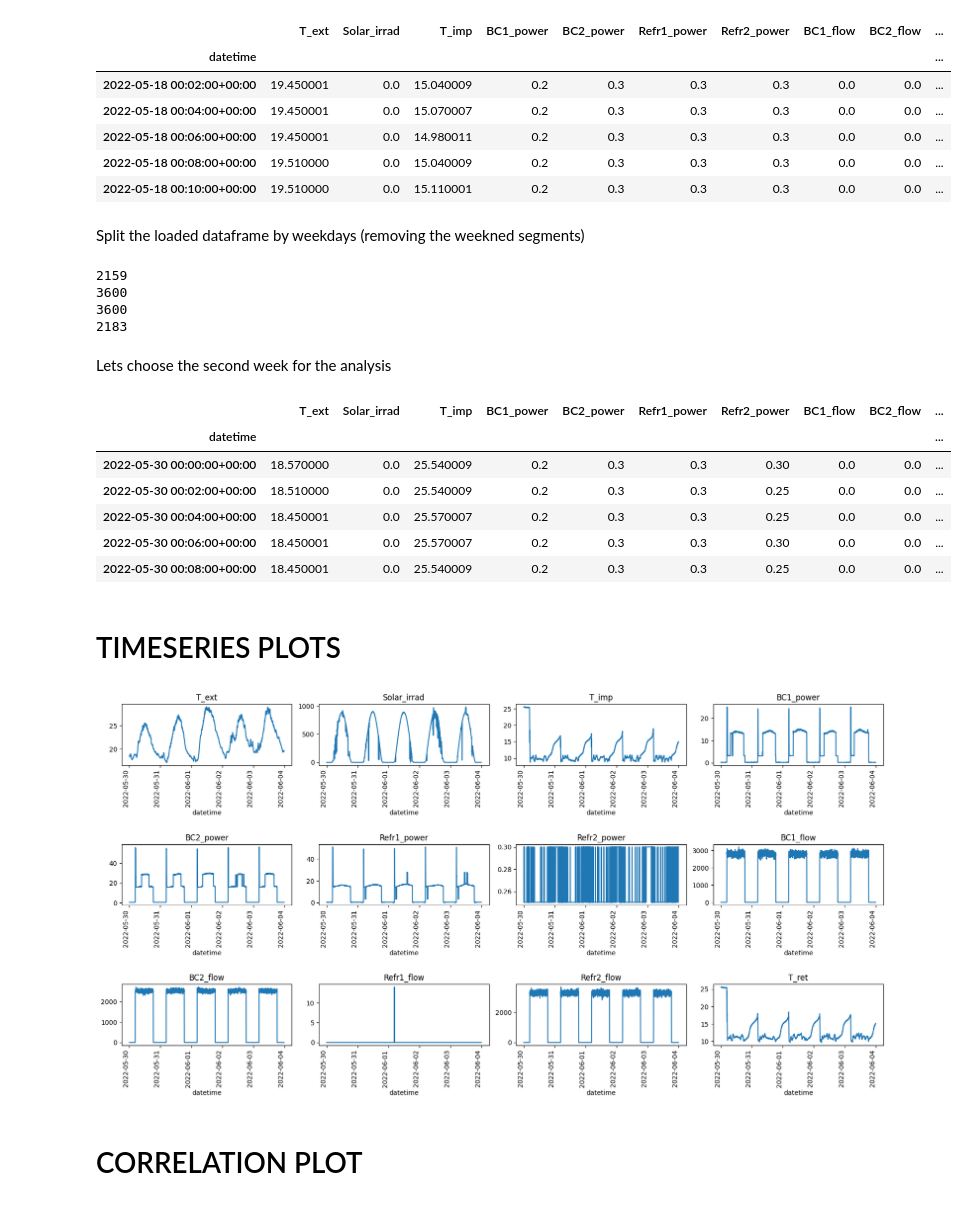
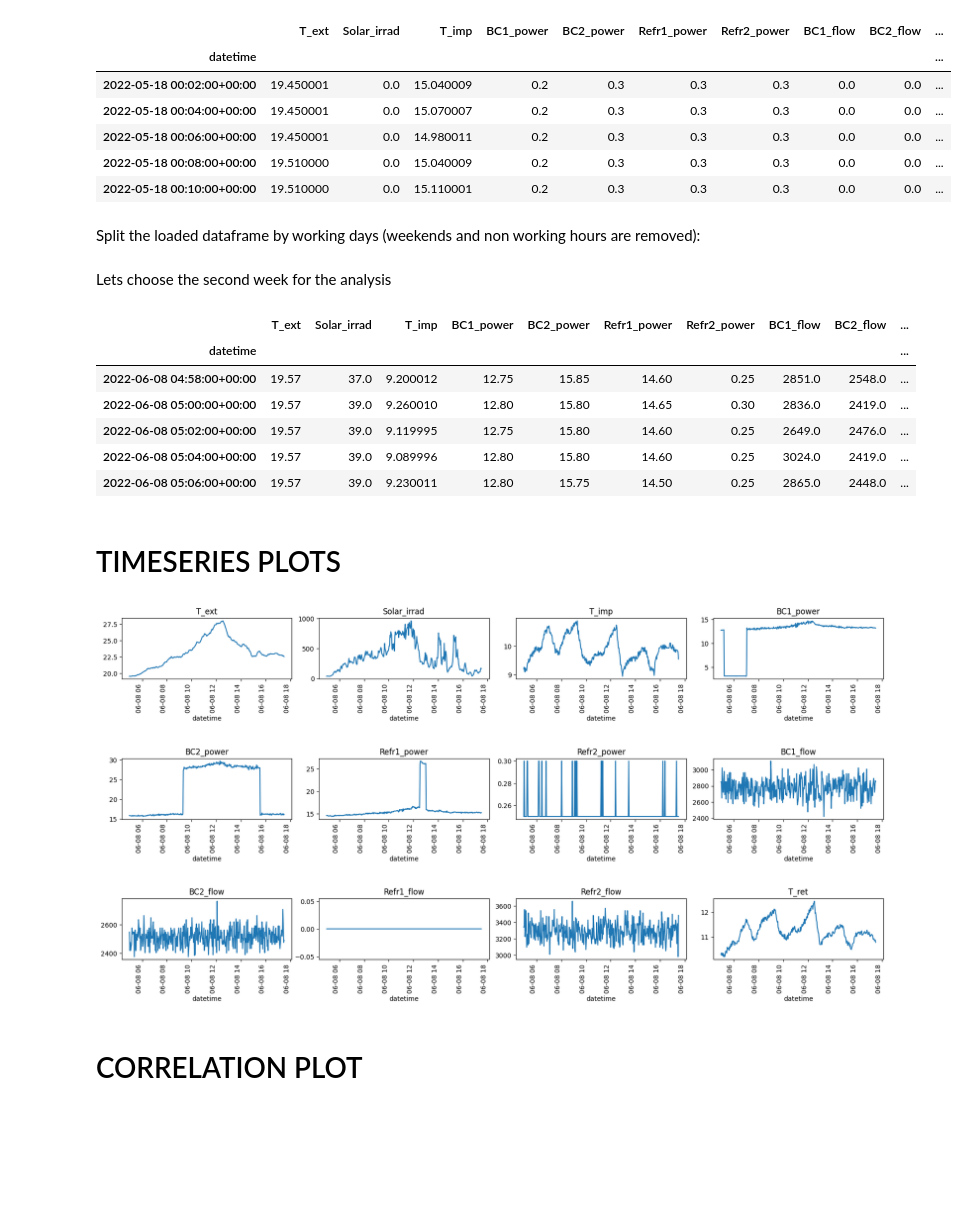
Before and after one commit to opticsensors/HVAC-predictive-control, a Jupyter notebook: notebooks/9.0-decision-plots-gaia-data.ipynb, the cells around one changed output. Drawn from its saved outputs; the diff is of its cells as text; code cells hidden in the pictures; blank space fills up the shorter version.

```diff
--- a/notebooks/9.0-decision-plots-gaia-data.ipynb
+++ b/notebooks/9.0-decision-plots-gaia-data.ipynb
@@ -59,30 +59,24 @@ df_index.head()
 | 2022-05-18 00:06:00+00:00 | 19.450001 | 0.0 | 14.980011 | 0.2 | 0.3 | 0.3 | 0.3 | 0.0 | 0.0 | ... |
 | 2022-05-18 00:08:00+00:00 | 19.510000 | 0.0 | 15.040009 | 0.2 | 0.3 | 0.3 | 0.3 | 0.0 | 0.0 | ... |
 | 2022-05-18 00:10:00+00:00 | 19.510000 | 0.0 | 15.110001 | 0.2 | 0.3 | 0.3 | 0.3 | 0.0 | 0.0 | ... |
-# %% [markdown]
-Split the loaded dataframe by weekdays (removing the weekned segments)
-# %%
-dfs_weekdays = remove_weekends(df_index)
-for df_week in dfs_weekdays:
-    print(len(df_week))
-# %% [output]
-2159
-3600
-3600
-2183
+# %% [markdown]
+Split the loaded dataframe by  working days (weekends and non working hours are removed):
+# %%
+df_index = remove_specific_day(df_index, '2022-05-25')
+dfs_day_working_hours = remove_non_working_hours(df_index, strating_hour='04:58', ending_hour='17:30')
 # %% [markdown]
 Lets choose the second week for the analysis
 # %%
-df_index = dfs_weekdays[2]
+df_index = dfs_day_working_hours[-1]
 df_index.head()
 # %% [output]
 |  | T_ext | Solar_irrad | T_imp | BC1_power | BC2_power | Refr1_power | Refr2_power | BC1_flow | BC2_flow | ... |
 | datetime |  |  |  |  |  |  |  |  |  | ... |
-| 2022-05-30 00:00:00+00:00 | 18.570000 | 0.0 | 25.540009 | 0.2 | 0.3 | 0.3 | 0.30 | 0.0 | 0.0 | ... |
-| 2022-05-30 00:02:00+00:00 | 18.510000 | 0.0 | 25.540009 | 0.2 | 0.3 | 0.3 | 0.25 | 0.0 | 0.0 | ... |
-| 2022-05-30 00:04:00+00:00 | 18.450001 | 0.0 | 25.570007 | 0.2 | 0.3 | 0.3 | 0.25 | 0.0 | 0.0 | ... |
-| 2022-05-30 00:06:00+00:00 | 18.450001 | 0.0 | 25.570007 | 0.2 | 0.3 | 0.3 | 0.30 | 0.0 | 0.0 | ... |
-| 2022-05-30 00:08:00+00:00 | 18.450001 | 0.0 | 25.540009 | 0.2 | 0.3 | 0.3 | 0.25 | 0.0 | 0.0 | ... |
+| 2022-06-08 04:58:00+00:00 | 19.57 | 37.0 | 9.200012 | 12.75 | 15.85 | 14.60 | 0.25 | 2851.0 | 2548.0 | ... |
+| 2022-06-08 05:00:00+00:00 | 19.57 | 39.0 | 9.260010 | 12.80 | 15.80 | 14.65 | 0.30 | 2836.0 | 2419.0 | ... |
+| 2022-06-08 05:02:00+00:00 | 19.57 | 39.0 | 9.119995 | 12.75 | 15.80 | 14.60 | 0.25 | 2649.0 | 2476.0 | ... |
+| 2022-06-08 05:04:00+00:00 | 19.57 | 39.0 | 9.089996 | 12.80 | 15.80 | 14.60 | 0.25 | 3024.0 | 2419.0 | ... |
+| 2022-06-08 05:06:00+00:00 | 19.57 | 39.0 | 9.230011 | 12.80 | 15.75 | 14.50 | 0.25 | 2865.0 | 2448.0 | ... |
 # %% [markdown]
 # TIMESERIES PLOTS
 # %%
@@ -97,7 +91,7 @@ axes = axes.flatten()
 for i,col in enumerate(columns):
     df_index[[col]].plot(ax=axes[i], legend=False, title=col, x_compat=True, rot=90,)
 # %% [output]
-[figure, old version]
+[figure, new version]
 # %% [markdown]
 # CORRELATION PLOT
 # %% [markdown]
```
Also changed, not shown: parts of 6 cells of this notebook, 14 other files.
